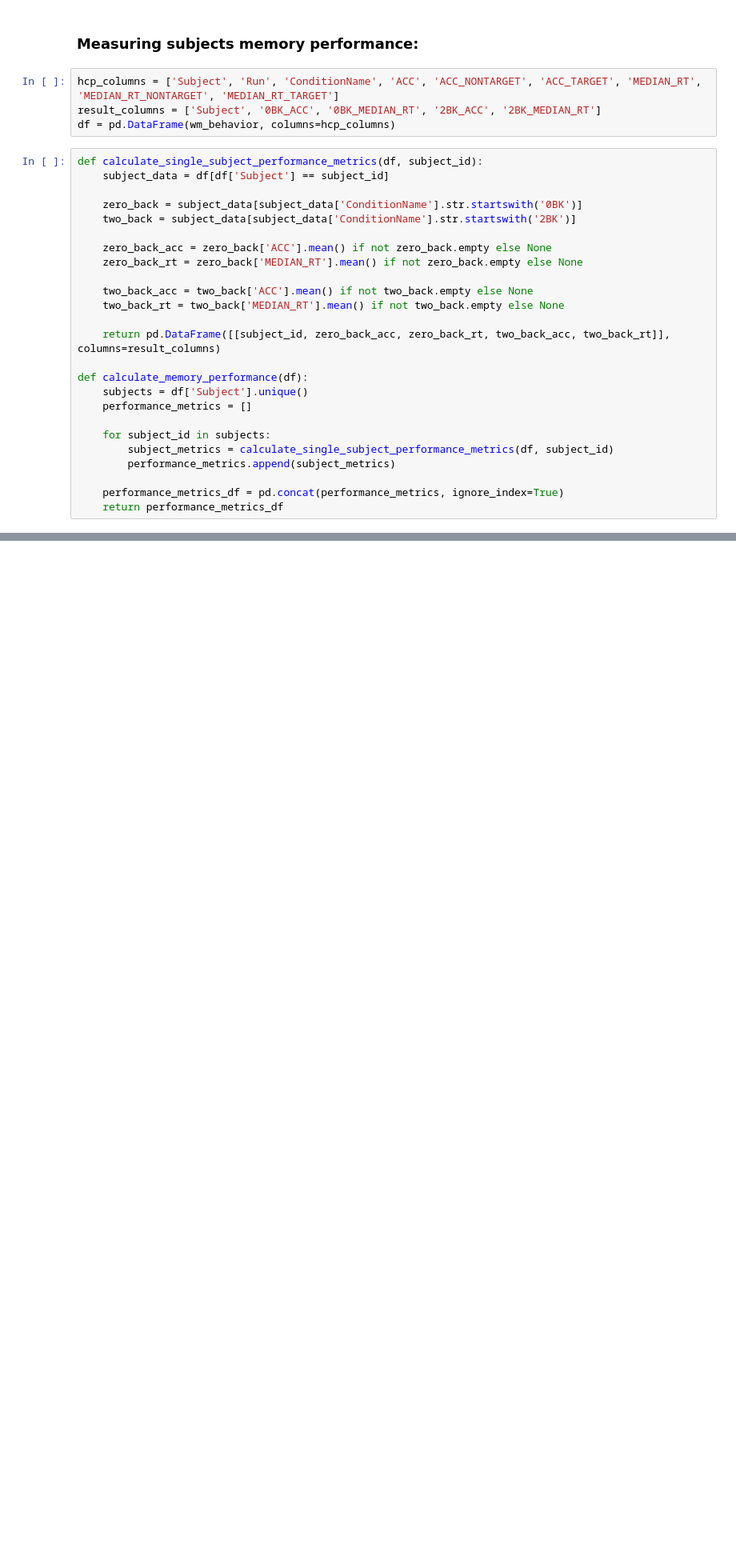
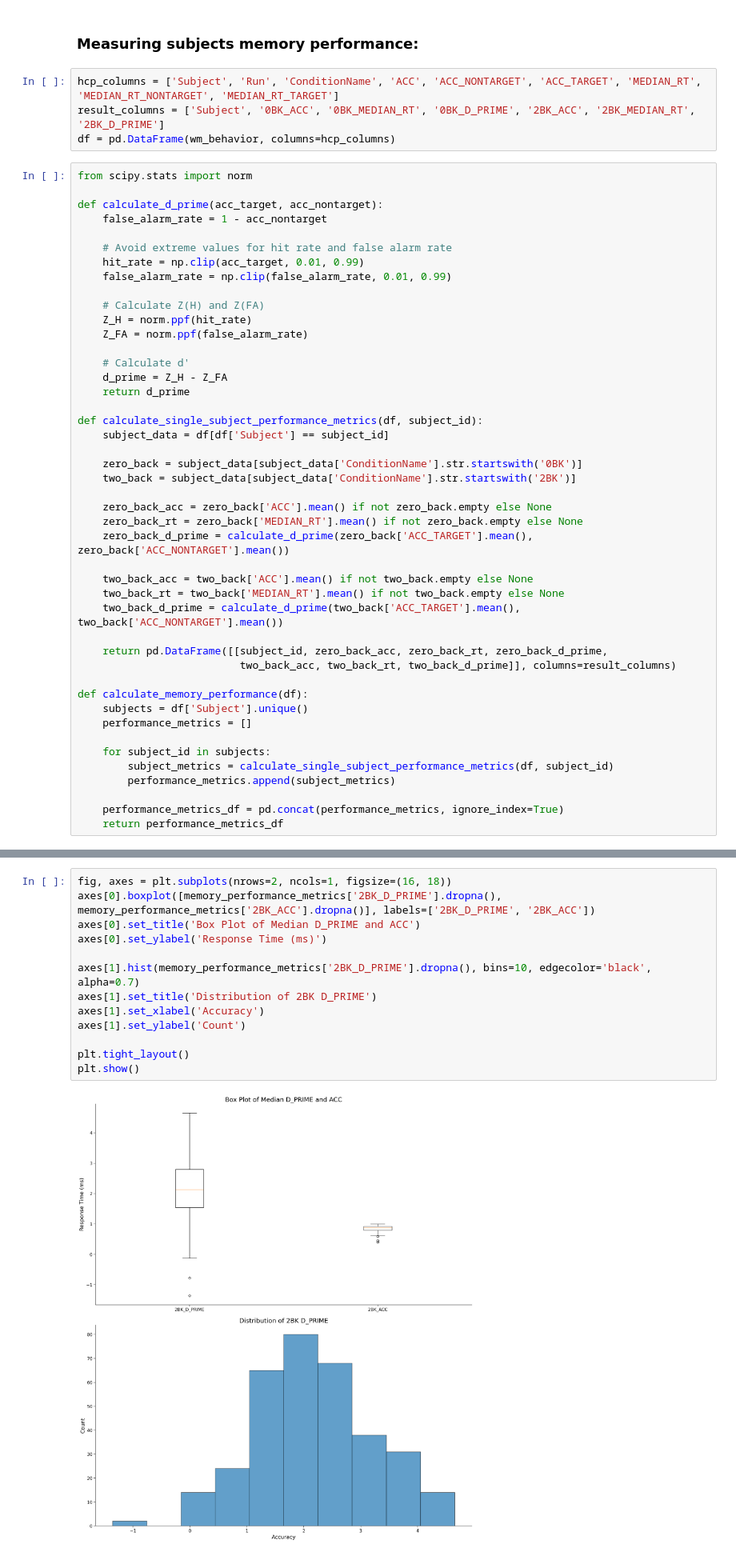
Before and after one commit to MJulaie/Neuromatch-HCP-Working-Memory, a Jupyter notebook: notebooks/memory_performance.ipynb, the cells around one changed output, grey strips where cells are left out. Shown at 80% size. Drawn from its saved outputs; the diff is of its cells as text; blank space fills up the shorter version.

```diff
--- a/notebooks/memory_performance.ipynb
+++ b/notebooks/memory_performance.ipynb
@@ -35,9 +35,26 @@ But, while not formally taught as part of the course, [`pandas`](https://pandas.
 ### Measuring subjects memory performance:
 # %%
 hcp_columns = ['Subject', 'Run', 'ConditionName', 'ACC', 'ACC_NONTARGET', 'ACC_TARGET', 'MEDIAN_RT', 'MEDIAN_RT_NONTARGET', 'MEDIAN_RT_TARGET']
-result_columns = ['Subject', '0BK_ACC', '0BK_MEDIAN_RT', '2BK_ACC', '2BK_MEDIAN_RT']
+result_columns = ['Subject', '0BK_ACC', '0BK_MEDIAN_RT', '0BK_D_PRIME', '2BK_ACC', '2BK_MEDIAN_RT', '2BK_D_PRIME']
 df = pd.DataFrame(wm_behavior, columns=hcp_columns)
 # %%
+from scipy.stats import norm
+
+def calculate_d_prime(acc_target, acc_nontarget):
+    false_alarm_rate = 1 - acc_nontarget
+
+    # Avoid extreme values for hit rate and false alarm rate
+    hit_rate = np.clip(acc_target, 0.01, 0.99)
+    false_alarm_rate = np.clip(false_alarm_rate, 0.01, 0.99)
+
+    # Calculate Z(H) and Z(FA)
+    Z_H = norm.ppf(hit_rate)
+    Z_FA = norm.ppf(false_alarm_rate)
+
+    # Calculate d'
+    d_prime = Z_H - Z_FA
+    return d_prime
+
 def calculate_single_subject_performance_metrics(df, subject_id):
     subject_data = df[df['Subject'] == subject_id]
 
@@ -46,11 +63,14 @@ def calculate_single_subject_performance_metrics(df, subject_id):
 
     zero_back_acc = zero_back['ACC'].mean() if not zero_back.empty else None
     zero_back_rt = zero_back['MEDIAN_RT'].mean() if not zero_back.empty else None
+    zero_back_d_prime = calculate_d_prime(zero_back['ACC_TARGET'].mean(), zero_back['ACC_NONTARGET'].mean())
 
     two_back_acc = two_back['ACC'].mean() if not two_back.empty else None
     two_back_rt = two_back['MEDIAN_RT'].mean() if not two_back.empty else None
+    two_back_d_prime = calculate_d_prime(two_back['ACC_TARGET'].mean(), two_back['ACC_NONTARGET'].mean())
 
-    return pd.DataFrame([[subject_id, zero_back_acc, zero_back_rt, two_back_acc, two_back_rt]], columns=result_columns)
+    return pd.DataFrame([[subject_id, zero_back_acc, zero_back_rt, zero_back_d_prime,
+                          two_back_acc, two_back_rt, two_back_d_prime]], columns=result_columns)
 
 def calculate_memory_performance(df):
     subjects = df['Subject'].unique()
@@ -177,0 +180,15 @@ print(ids[:8])
+# %%
+fig, axes = plt.subplots(nrows=2, ncols=1, figsize=(16, 18))
+axes[0].boxplot([memory_performance_metrics['2BK_D_PRIME'].dropna(), memory_performance_metrics['2BK_ACC'].dropna()], labels=['2BK_D_PRIME', '2BK_ACC'])
+axes[0].set_title('Box Plot of Median D_PRIME and ACC')
+axes[0].set_ylabel('Response Time (ms)')
+
+axes[1].hist(memory_performance_metrics['2BK_D_PRIME'].dropna(), bins=10, edgecolor='black', alpha=0.7)
+axes[1].set_title('Distribution of 2BK D_PRIME')
+axes[1].set_xlabel('Accuracy')
+axes[1].set_ylabel('Count')
+
+plt.tight_layout()
+plt.show()
+# %% [output]
+[figure, added]
```
Also changed, not shown: parts of 5 cells of this notebook, 2 other files.
